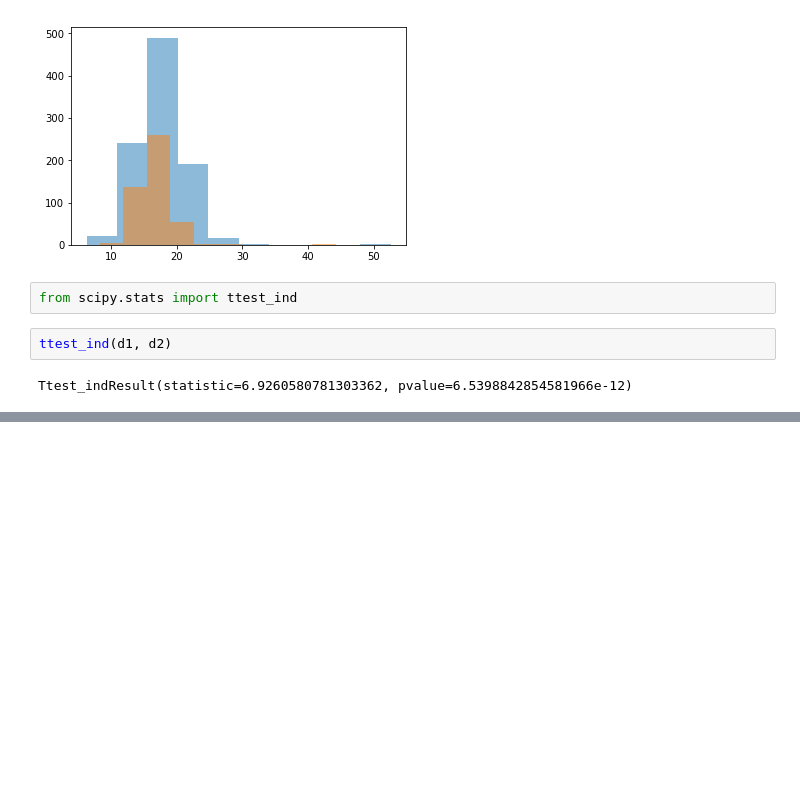
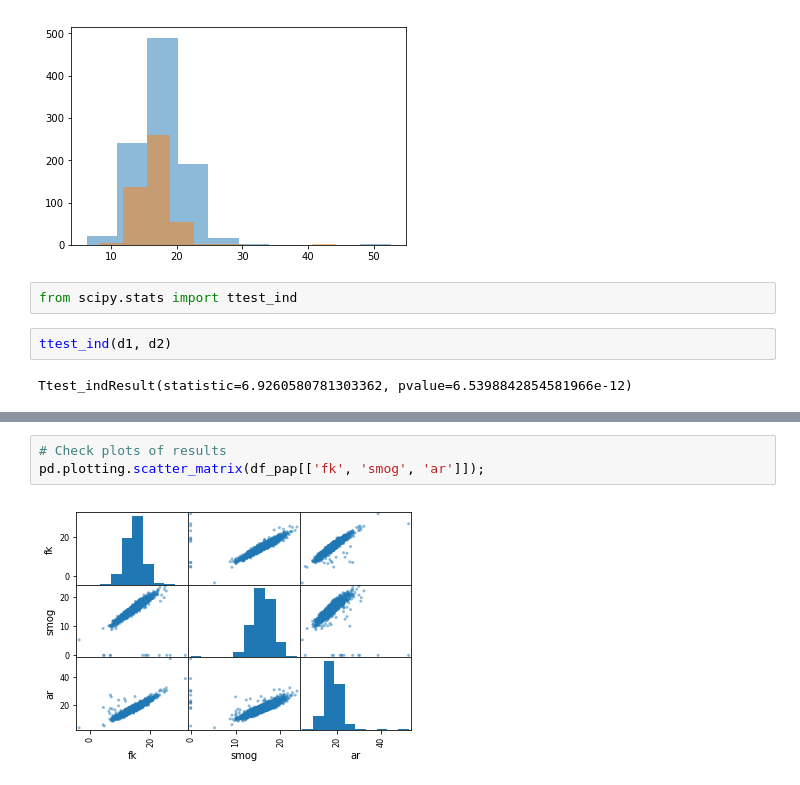
Before and after one commit to wdfox/ConfidenceScanner, a Jupyter notebook: notebooks/Readability.ipynb, the cells around one changed output, grey strips where cells are left out. Cells and saved outputs as stored; diff of their text form; blank space fills up the shorter version.

```diff
--- a/notebooks/Readability.ipynb
+++ b/notebooks/Readability.ipynb
@@ -177,0 +213,5 @@ Ttest_indResult(statistic=6.9260580781303362, pvalue=6.5398842854581966e-12)
+# %%
+# Check plots of results
+pd.plotting.scatter_matrix(df_pap[['fk', 'smog', 'ar']]);
+# %% [output]
+[figure, added]
```
Also changed, not shown: parts of 9 cells of this notebook.
